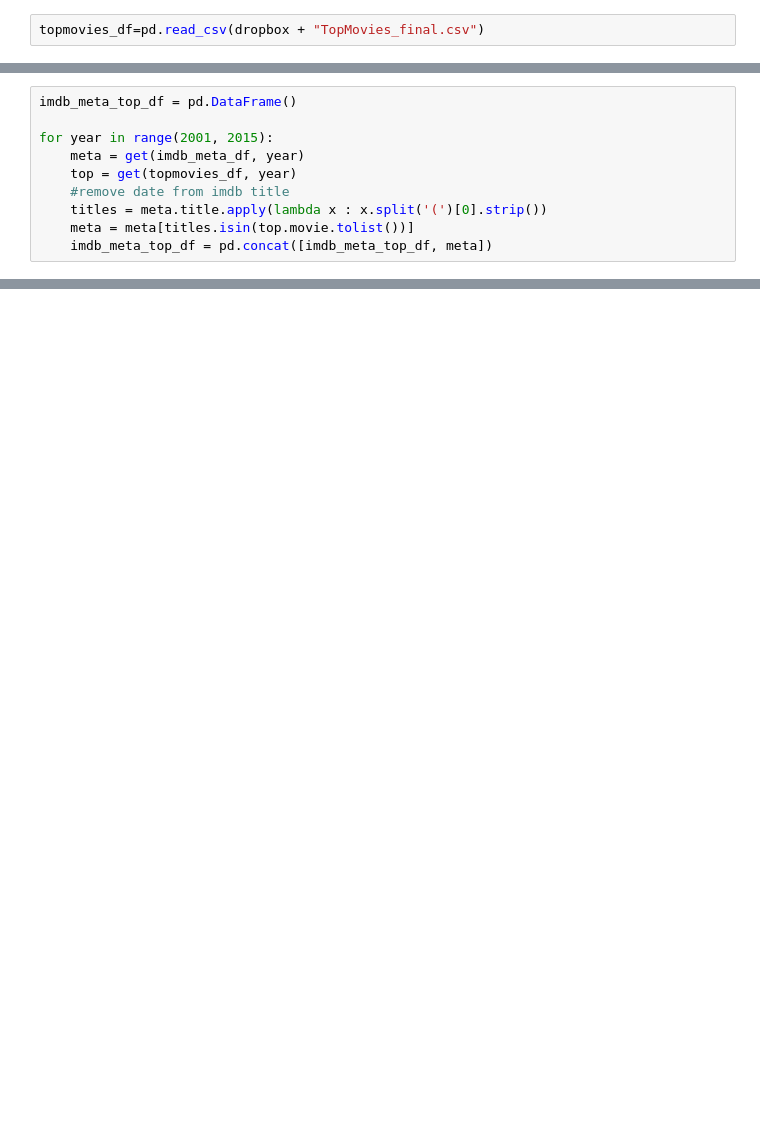
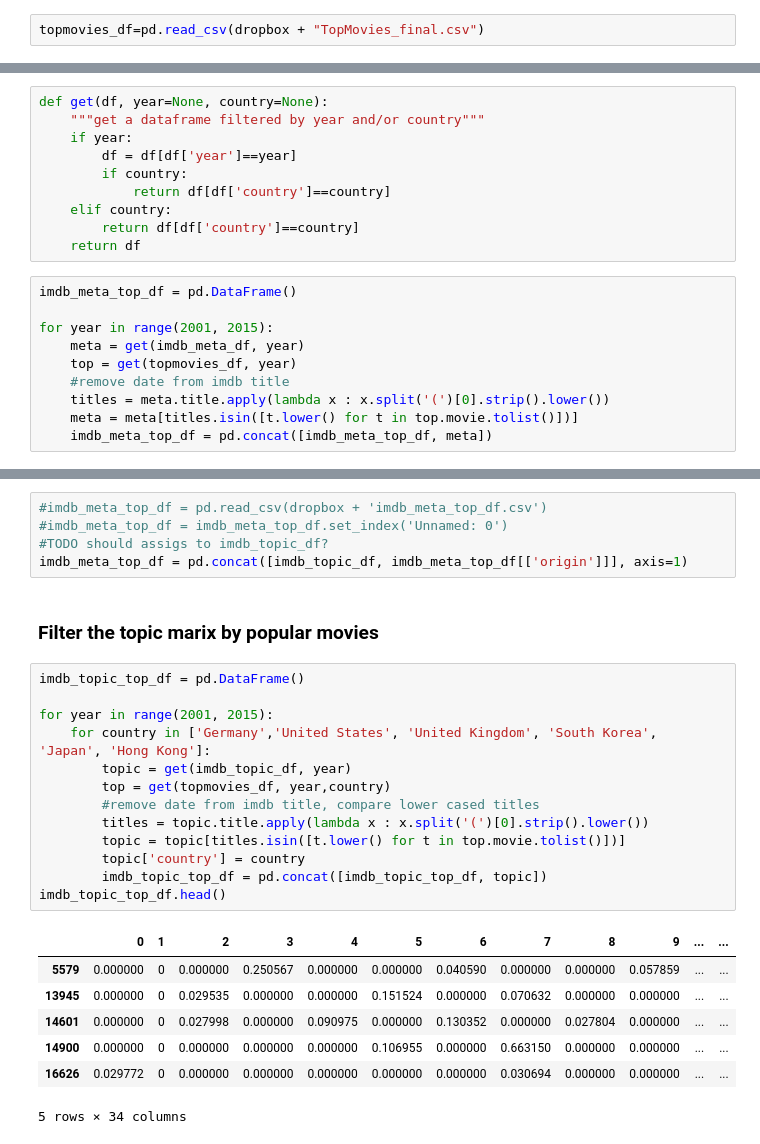
Before and after one commit to soorajmr/moviemeta, a Jupyter notebook: notebooks/topic_distribution.ipynb, the cells around one changed output, grey strips where cells are left out. Cells and saved outputs as stored; diff of their text form; blank space fills up the shorter version.

```diff
--- a/notebooks/topic_distribution.ipynb
+++ b/notebooks/topic_distribution.ipynb
@@ -133,10 +52,0 @@ imdb_merged_df.head()
-# %%
-imdb_meta_top_df = pd.DataFrame()
-
-for year in range(2001, 2015):
-    meta = get(imdb_meta_df, year)
-    top = get(topmovies_df, year)
-    #remove date from imdb title
-    titles = meta.title.apply(lambda x : x.split('(')[0].strip())
-    meta = meta[titles.isin(top.movie.tolist())]
-    imdb_meta_top_df = pd.concat([imdb_meta_top_df, meta])
@@ -218,0 +53,20 @@ imdb_topic_labels = {0:'love, family',
+# %%
+def get(df, year=None, country=None):
+    """get a dataframe filtered by year and/or country"""
+    if year:
+        df = df[df['year']==year]
+        if country:
+            return df[df['country']==country]
+    elif country:
+        return df[df['country']==country]
+    return df
+# %%
+imdb_meta_top_df = pd.DataFrame()
+
+for year in range(2001, 2015):
+    meta = get(imdb_meta_df, year)
+    top = get(topmovies_df, year)
+    #remove date from imdb title
+    titles = meta.title.apply(lambda x : x.split('(')[0].strip().lower())
+    meta = meta[titles.isin([t.lower() for t in top.movie.tolist()])]
+    imdb_meta_top_df = pd.concat([imdb_meta_top_df, meta])
@@ -218,0 +90,28 @@ imdb_topic_labels = {0:'love, family',
+# %%
+#imdb_meta_top_df = pd.read_csv(dropbox + 'imdb_meta_top_df.csv')
+#imdb_meta_top_df = imdb_meta_top_df.set_index('Unnamed: 0')
+#TODO should assigs to imdb_topic_df?
+imdb_meta_top_df = pd.concat([imdb_topic_df, imdb_meta_top_df[['origin']]], axis=1)
+# %% [markdown]
+### Filter the topic marix by popular movies
+# %%
+imdb_topic_top_df = pd.DataFrame()
+
+for year in range(2001, 2015):
+    for country in ['Germany','United States', 'United Kingdom', 'South Korea', 'Japan', 'Hong Kong']:
+        topic = get(imdb_topic_df, year)
+        top = get(topmovies_df, year,country)
+        #remove date from imdb title, compare lower cased titles
+        titles = topic.title.apply(lambda x : x.split('(')[0].strip().lower())
+        topic = topic[titles.isin([t.lower() for t in top.movie.tolist()])]
+        topic['country'] = country
+        imdb_topic_top_df = pd.concat([imdb_topic_top_df, topic])
+imdb_topic_top_df.head()
+# %% [output]
+|  | 0 | 1 | 2 | 3 | 4 | 5 | 6 | 7 | 8 | 9 | ... | ... |
+| 5579 | 0.000000 | 0 | 0.000000 | 0.250567 | 0.000000 | 0.000000 | 0.040590 | 0.000000 | 0.000000 | 0.057859 | ... | ... |
+| 13945 | 0.000000 | 0 | 0.029535 | 0.000000 | 0.000000 | 0.151524 | 0.000000 | 0.070632 | 0.000000 | 0.000000 | ... | ... |
+| 14601 | 0.000000 | 0 | 0.027998 | 0.000000 | 0.090975 | 0.000000 | 0.130352 | 0.000000 | 0.027804 | 0.000000 | ... | ... |
+| 14900 | 0.000000 | 0 | 0.000000 | 0.000000 | 0.000000 | 0.106955 | 0.000000 | 0.663150 | 0.000000 | 0.000000 | ... | ... |
+| 16626 | 0.029772 | 0 | 0.000000 | 0.000000 | 0.000000 | 0.000000 | 0.000000 | 0.030694 | 0.000000 | 0.000000 | ... | ... |
+5 rows × 34 columns
```
Also changed, not shown: parts of 44 cells of this notebook.
